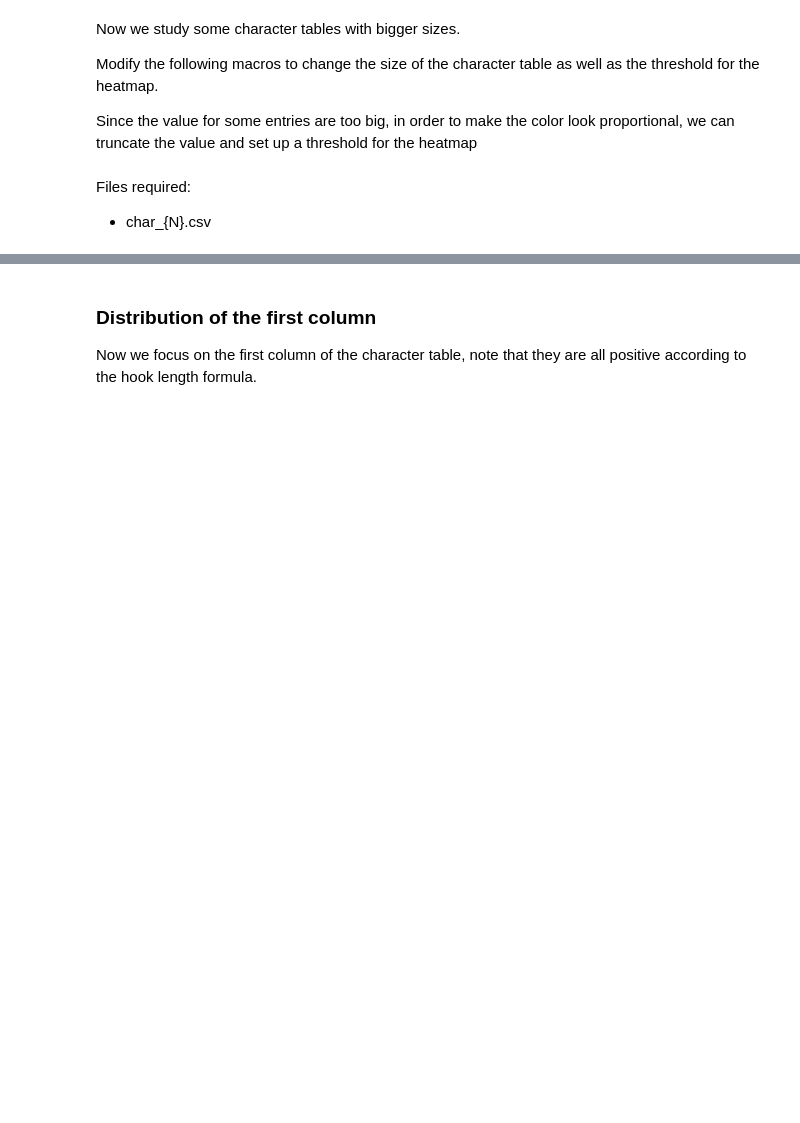
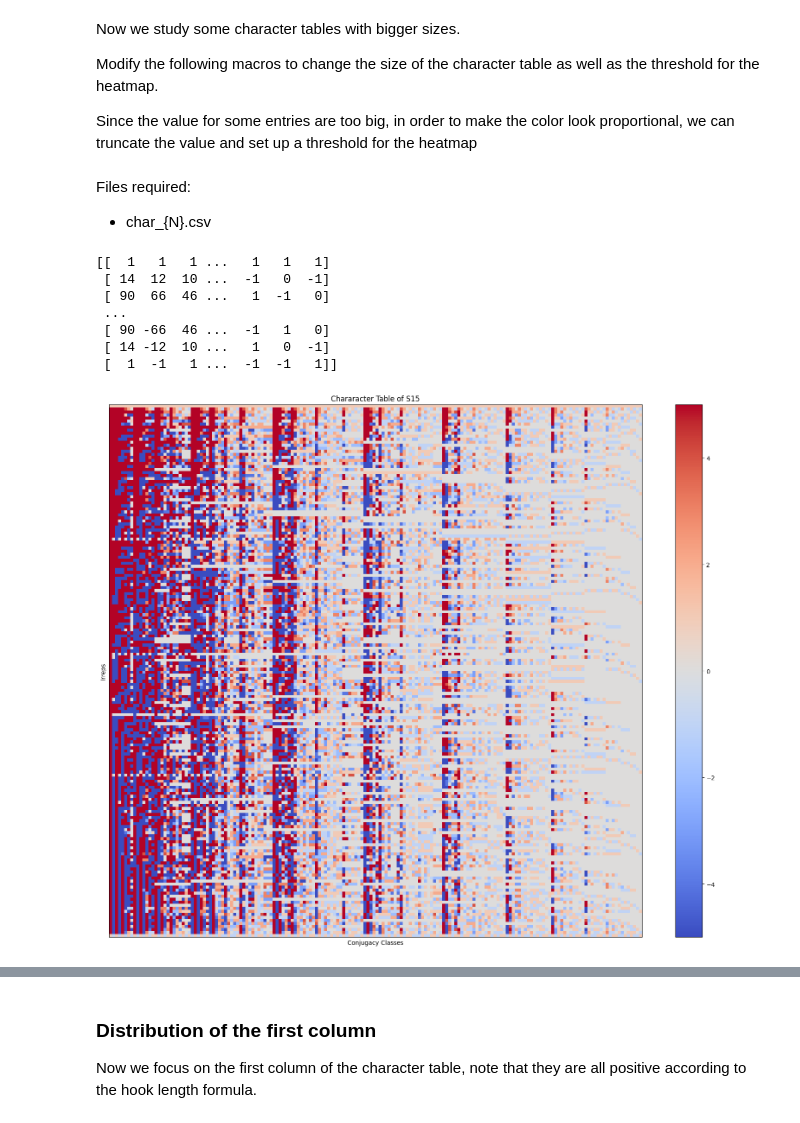
Before and after one commit to TonyZhang2004/Character_Table_of_Symmetric_Groups, a Jupyter notebook: char_table.ipynb, the cells around one changed output, grey strips where cells are left out. Cells and saved outputs as stored; diff of their text form; code cells hidden in the pictures; blank space fills up the shorter version.

Commit message:
1/p Graphs

```diff
--- a/char_table.ipynb
+++ b/char_table.ipynb
@@ -71,21 +79,23 @@ Modify the following macros to change the size of the character table as well as
 
 Since the value for some entries are too big, in order to make the color look proportional, we can truncate the value and set up a threshold for the heatmap
 # %%
-SIZE = 10  # char table size
+SIZE = 15  # char table size
 # the maximum is THRESHOLD, the minimum is -THRESHOLD
-THRESHOLD = 10
+THRESHOLD = 5
 # %% [markdown]
 Files required:
 - char_{N}.csv
 # %%
-df = pd.read_csv("char_{}.csv".format(SIZE))
-df_wo_first_column = df.iloc[1:, 1:]  # skip the first column
+df = pd.read_csv("S{}.csv".format(SIZE), header=None)
+# df_wo_first_column = df.iloc[1:, 1:]  # skip the first column
+df_wo_first_column = df.iloc[0:, 0:]  # skip the first column
 data_array = df_wo_first_column.values
+print(data_array)
 data_array = np.clip(df_wo_first_column.values, -THRESHOLD, THRESHOLD)
 vmin, vmax = data_array.min(), data_array.max()
 fig, ax = plt.subplots(figsize=(20, 16))
 im = ax.imshow(data_array, cmap='coolwarm',
-               interpolation='nearest', vmin=vmin, vmax=vmax)
+               interpolation='nearest', vmin=-THRESHOLD, vmax=THRESHOLD)
 ax.tick_params(axis='both', which='both', bottom=False, top=False,
                left=False, right=False, labelbottom=False, labelleft=False)
 cbar = fig.colorbar(im)
@@ -93,32 +103,41 @@ plt.xticks(range(len(df_wo_first_column.columns)), df_wo_first_column.columns)
 plt.yticks(range(len(df_wo_first_column.index)), df_wo_first_column.index)
 plt.xlabel('Conjugacy Classes')
 plt.ylabel('Irreps')
-plt.title('Char_Table of S_{}'.format(SIZE))
+plt.title('Chararacter Table of S{}'.format(SIZE))
 plt.tick_params(axis='both', which='both', bottom=False, top=False,
                 left=False, right=False, labelbottom=False, labelleft=False)
 # Show the plot
 # column for triangular number
 plt.show()
 
 
 log_base = 10  # Change this to your desired base
 # Now we try log
 data_array = df_wo_first_column.values
 data_array = np.log(abs(data_array)) / np.log(log_base)
 vmin, vmax = data_array.min(), data_array.max()
 fig, ax = plt.subplots(figsize=(20, 16))
 im = ax.imshow(data_array, cmap='coolwarm',
                interpolation='nearest', vmin=0, vmax=vmax)
 ax.tick_params(axis='both', which='both', bottom=False, top=False,
                left=False, right=False, labelbottom=False, labelleft=False)
 cbar = fig.colorbar(im)
 plt.xticks(range(len(df_wo_first_column.columns)), df_wo_first_column.columns)
 plt.yticks(range(len(df_wo_first_column.index)), df_wo_first_column.index)
 plt.xlabel('Conjugacy Classes')
 plt.ylabel('Irreps')
-plt.title('Char_Table of S_{}, log_base_{}'.format(SIZE, log_base))
+plt.title('Character Table of S{}, log_base_{}'.format(SIZE, log_base))
 plt.tick_params(axis='both', which='both', bottom=False, top=False,
                 left=False, right=False, labelbottom=False, labelleft=False)
 # Show the plot
 # column for triangular number
 plt.show()
+# %% [output]
+[[  1   1   1 ...   1   1   1]
+ [ 14  12  10 ...  -1   0  -1]
+ [ 90  66  46 ...   1  -1   0]
+ ...
+ [ 90 -66  46 ...  -1   1   0]
+ [ 14 -12  10 ...   1   0  -1]
+ [  1  -1   1 ...  -1  -1   1]]
+[figure, added]
```
Also changed, not shown: parts of 4 cells of this notebook, 1 other file.
